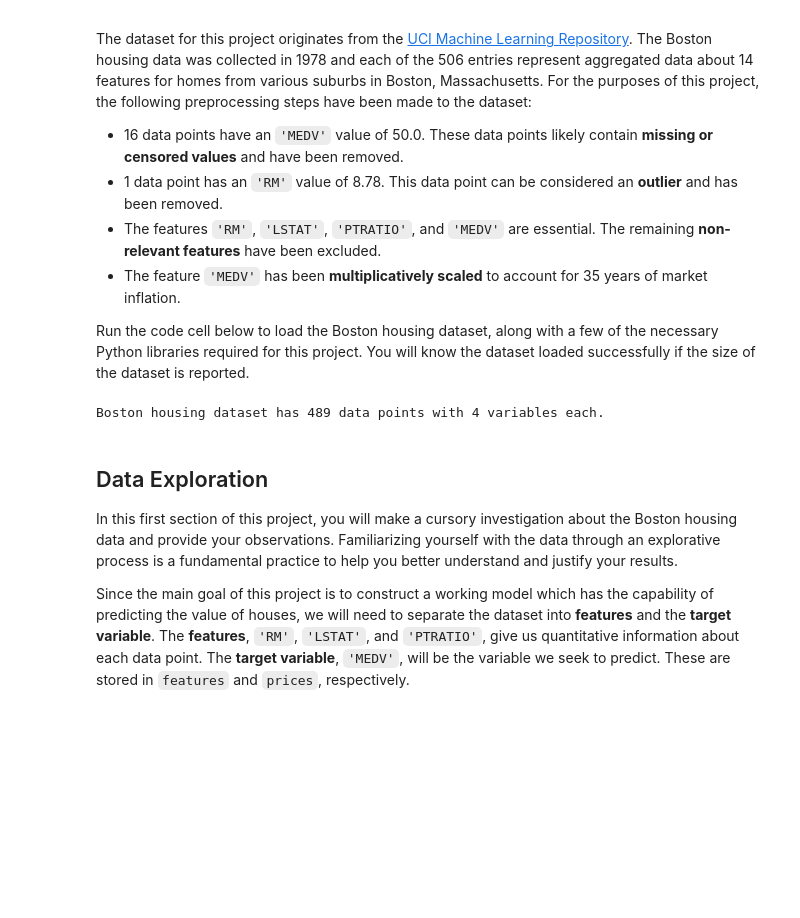
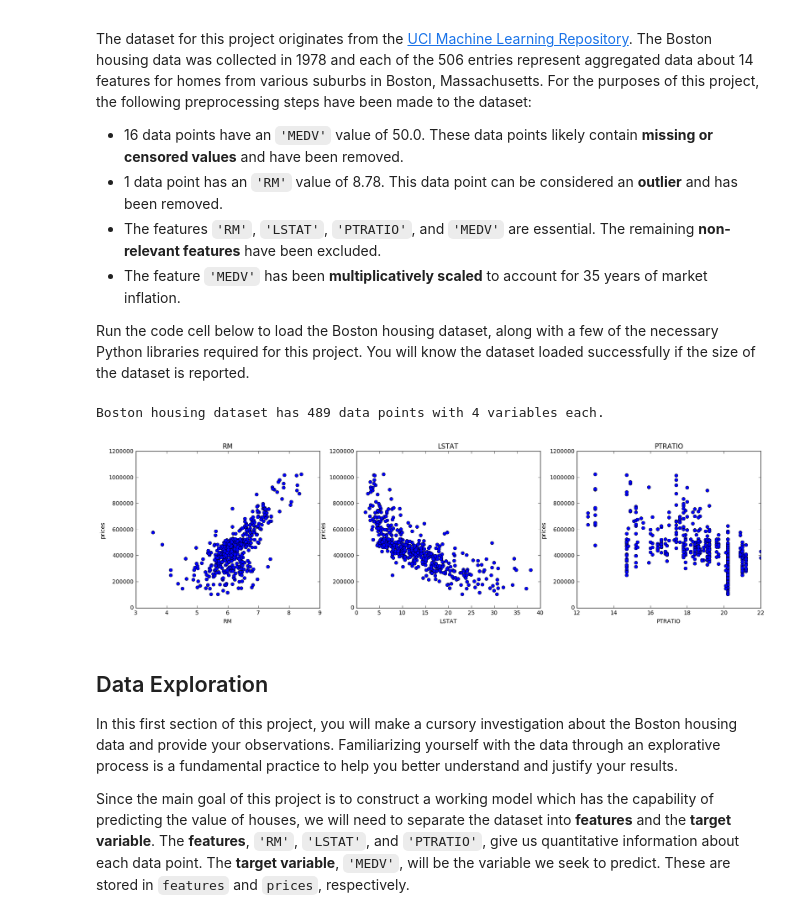
Before and after one commit to agripino/MLND, a Jupyter notebook: boston_housing/boston_housing.ipynb, the cells around one changed output. Saved outputs shown, nothing was run; the diff lists cells and outputs as text; code cells hidden in the pictures; blank space fills up the shorter version.

Commit message:
Added plots
Plots for features vs price and predicted prices

```diff
--- a/boston_housing/boston_housing.ipynb
+++ b/boston_housing/boston_housing.ipynb
@@ -22,24 +22,34 @@ Run the code cell below to load the Boston housing dataset, along with a few of
 # %%
 # Import libraries necessary for this project
 import numpy as np
 import pandas as pd
 from sklearn.cross_validation import ShuffleSplit
+import matplotlib.pyplot as plt
 
 # Import supplementary visualizations code visuals.py
 import visuals as vs
 
 # Pretty display for notebooks
 %matplotlib inline
 
 # Load the Boston housing dataset
 data = pd.read_csv('housing.csv')
 prices = data['MEDV']
 features = data.drop('MEDV', axis=1)
 
 # Success
 print "Boston housing dataset has {} data points with {} variables each.".format(*data.shape)
+
+plt.figure(figsize=(20, 5))
+for i, col in enumerate(features.columns):
+    plt.subplot(1, 3, i+1)
+    plt.plot(data[col], prices, 'o')
+    plt.title(col)
+    plt.xlabel(col)
+    plt.ylabel('prices')
 # %% [output]
 Boston housing dataset has 489 data points with 4 variables each.
+[figure, added]
 # %% [markdown]
 ## Data Exploration
 In this first section of this project, you will make a cursory investigation about the Boston housing data and provide your observations. Familiarizing yourself with the data through an explorative process is a fundamental practice to help you better understand and justify your results.
```
Also changed, not shown: parts of 2 cells of this notebook, 1 other file.
